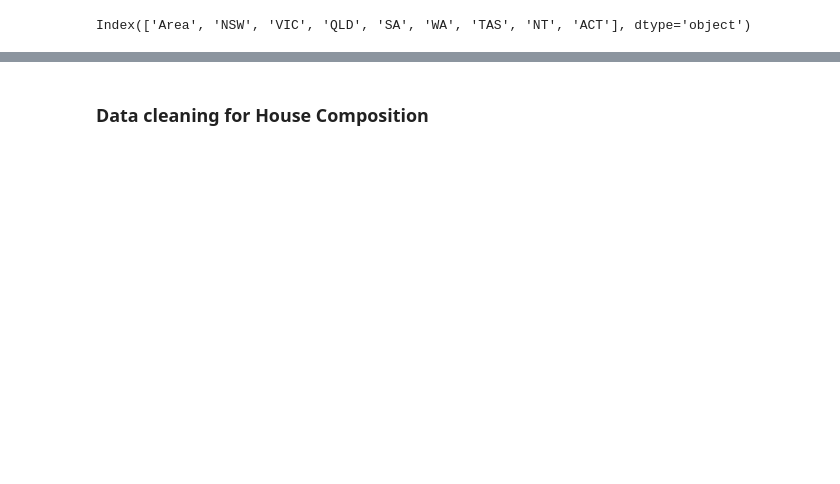
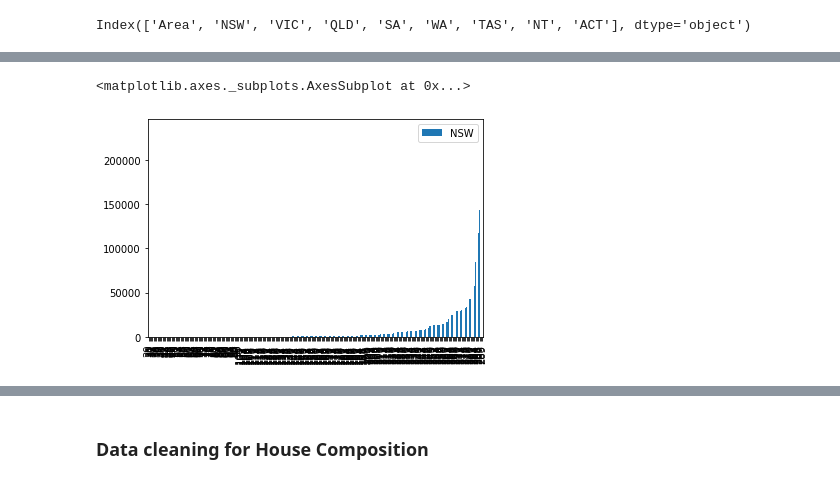
Before and after one commit to Hamza-cmd/Comp257-Project, a Jupyter notebook: SnapshotTables.ipynb, the cells around one changed output, grey strips where cells are left out. Saved outputs shown, nothing was run; the diff lists cells and outputs as text; code cells hidden in the pictures; blank space fills up the shorter version.

```diff
--- a/SnapshotTables.ipynb
+++ b/SnapshotTables.ipynb
@@ -148,0 +159,5 @@ country_clean = country_clean[country_clean.Area != 'Not stated']
+# %%
+NSW_CC = country_clean
+NSW_CC = NSW_CC.drop(['VIC', 'QLD', 'SA', 'WA', 'TAS', 'NT', 'ACT'],axis = 1)
+NSW_CC = NSW_CC[NSW_CC.NSW !=0]
+NSW_CC.describe()
@@ -149,3 +174,8 @@ country_clean = country_clean[country_clean.Area != 'Not stated']
+# %%
+NSW_CC.plot.bar()
+# %% [output]
+<matplotlib.axes._subplots.AxesSubplot at 0x...>
+[figure, added]
 # %%
 country_clean.plot.bar('Area',{'NSW', 'VIC', 'QLD', 'SA', 'WA', 'TAS', 'NT', 'ACT'})
 # %% [output]
```
Also changed, not shown: parts of 15 cells of this notebook, 3 other files.
